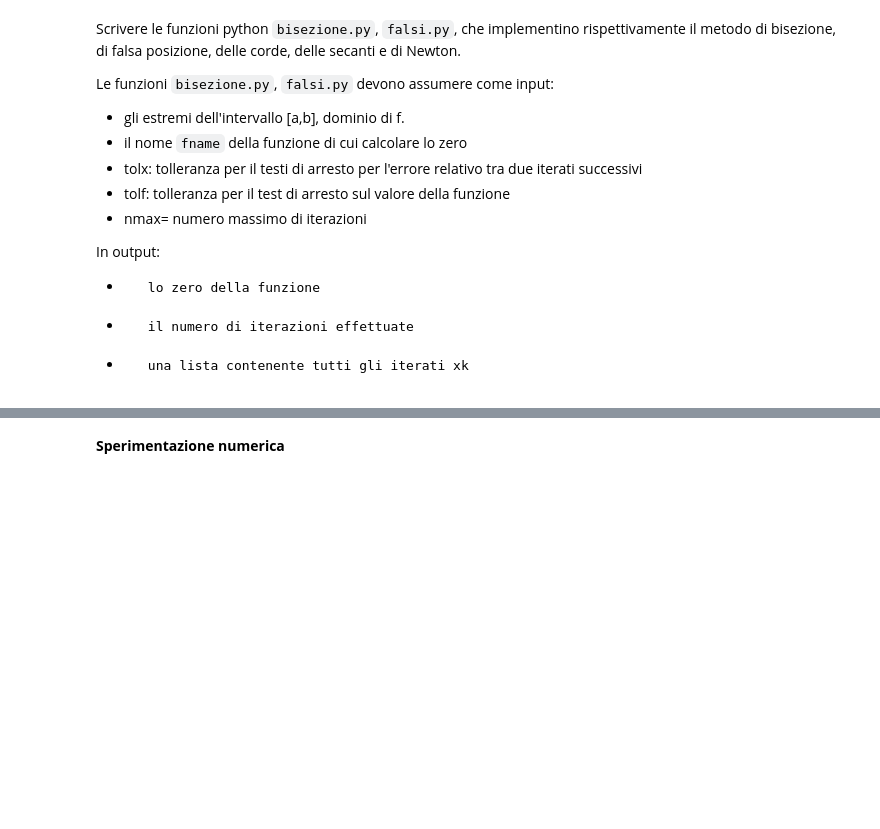
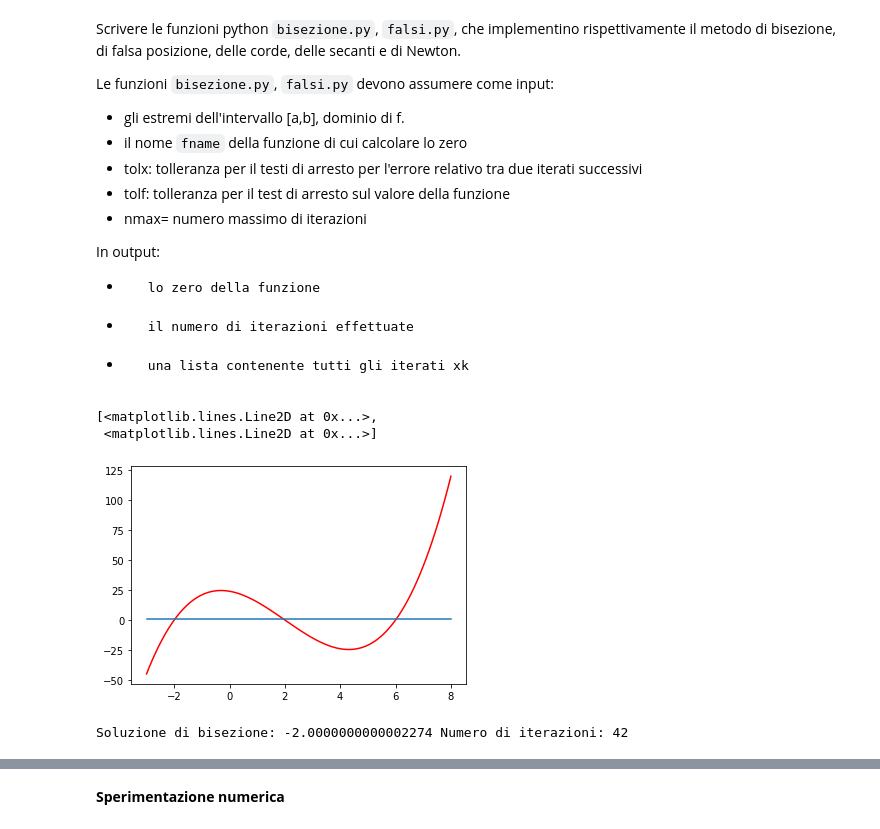
Before and after one commit to rAdamm0/Numerical-Methods-Python, a Jupyter notebook: Esercitazione_6.ipynb, the cells around one changed output, grey strips where cells are left out. Saved outputs shown, nothing was run; the diff lists cells and outputs as text; code cells hidden in the pictures; blank space fills up the shorter version.

Commit message:
Execution of exercise with bisection method

```diff
--- a/Esercitazione_6.ipynb
+++ b/Esercitazione_6.ipynb
@@ -45,3 +45,21 @@ def bisection_method(fname,b,a,tolx):
             fa = fxk
 
     return xk, it,v_xk
+# %%
+import numpy as np
+import matplotlib.pyplot as plt
+f = lambda x: x**3 - 6*x**2 - 4*x +24
+x = np.linspace(-3.0,8.0,100)
+plt.plot(x,f(x),'r-',x,np.ones_like(f(x)))
+# %% [output]
+[<matplotlib.lines.Line2D at 0x...>,
+ <matplotlib.lines.Line2D at 0x...>]
+[figure, added]
+# %%
+a1 = -3.0
+b1 = 0.0
+tolx = 1e-12
+xk,it,v_xk =bisection_method(f,a1,b1,tolx)
+print ("Soluzione di bisezione:",xk,"Numero di iterazioni:",it)
+# %% [output]
+Soluzione di bisezione: -2.0000000000002274 Numero di iterazioni: 42
```
Also changed, not shown: parts of 5 cells of this notebook.
